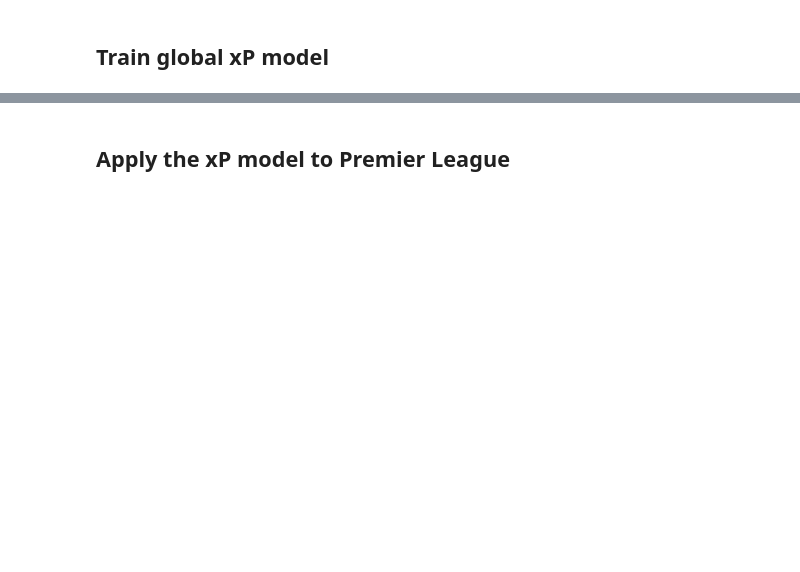
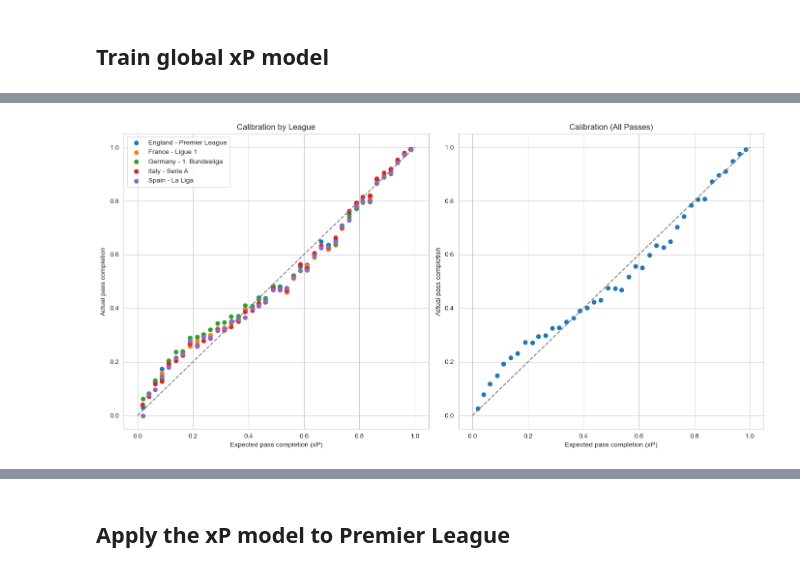
Before and after one commit to vickyfriss/Football-analytics, a Jupyter notebook: 202604 - 1 - Building Expected Passes xP for Men Top 5 Leagues.ipynb, the cells around one changed output, grey strips where cells are left out. Drawn from its saved outputs; the diff is of its cells as text; code cells hidden in the pictures; blank space fills up the shorter version.

```diff
--- a/202604 - 1 - Building Expected Passes xP for Men Top 5 Leagues.ipynb
+++ b/202604 - 1 - Building Expected Passes xP for Men Top 5 Leagues.ipynb
@@ -1131,14 +1195,14 @@ import pandas as pd
 import matplotlib.pyplot as plt
 
 # Function to compute calibration bins
-def calibration_bins(df, bins=20):
+def calibration_bins(df, bins=40):
 
     df = df.copy()
 
     df["xP_bin"] = pd.cut(df["xP"], bins=np.linspace(0, 1, bins + 1))
 
     calib = (
-        df.groupby("xP_bin")
+        df.groupby("xP_bin", observed=True)
         .agg(
             expected_xP=("xP", "mean"),
             actual_completion=("Outcome", "mean"),
@@ -1147,58 +1211,57 @@ def calibration_bins(df, bins=20):
         .dropna()
         .reset_index()
     )
 
     return calib
 
 
 # --
-# 1️⃣ All leagues
+# Create side-by-side plots
 # --
 
-plt.figure(figsize=(7,7))
+fig, axes = plt.subplots(1, 2, figsize=(14,7))
+
+# --------------------------------
+# 1️⃣ Calibration by league
+# --------------------------------
 
 for league, data in df.groupby("competition"):
 
-    calib = calibration_bins(data)
+    calib = calibration_bins(data, bins=40)
 
-    plt.scatter(
+    axes[0].scatter(
         calib["expected_xP"],
         calib["actual_completion"],
         label=league
     )
 
-# perfect calibration line
-plt.plot([0,1], [0,1])
+axes[0].plot([0,1], [0,1], linestyle="--", color="grey")
 
-plt.xlabel("Expected pass completion (xP)")
-plt.ylabel("Actual pass completion")
-plt.title("Model Calibration Across Leagues")
-
-plt.legend()
-plt.tight_layout()
-plt.show()
+axes[0].set_xlabel("Expected pass completion (xP)")
+axes[0].set_ylabel("Actual pass completion")
+axes[0].set_title("Calibration by League")
+axes[0].legend()
 
 
-# --
-# 2️⃣ Premier League only
-# --
+# --------------------------------
+# 2️⃣ Calibration all passes
+# --------------------------------
 
-pl_data = df[df["competition"] == "England - Premier League"]
+calib_all = calibration_bins(df, bins=40)
 
-calib_pl = calibration_bins(pl_data)
-
-plt.figure(figsize=(7,7))
-
-plt.scatter(
-    calib_pl["expected_xP"],
-    calib_pl["actual_completion"]
+axes[1].scatter(
+    calib_all["expected_xP"],
+    calib_all["actual_completion"]
 )
 
-plt.plot([0,1], [0,1])
+axes[1].plot([0,1], [0,1], linestyle="--", color="grey")
 
-plt.xlabel("Expected pass completion (xP)")
-plt.ylabel("Actual pass completion")
-plt.title("Model Calibration – Premier League")
+axes[1].set_xlabel("Expected pass completion (xP)")
+axes[1].set_ylabel("Actual pass completion")
+axes[1].set_title("Calibration (All Passes)")
+
 
 plt.tight_layout()
 plt.show()
+# %% [output]
+[figure, added]
```
Also changed, not shown: parts of 31 cells of this notebook.
